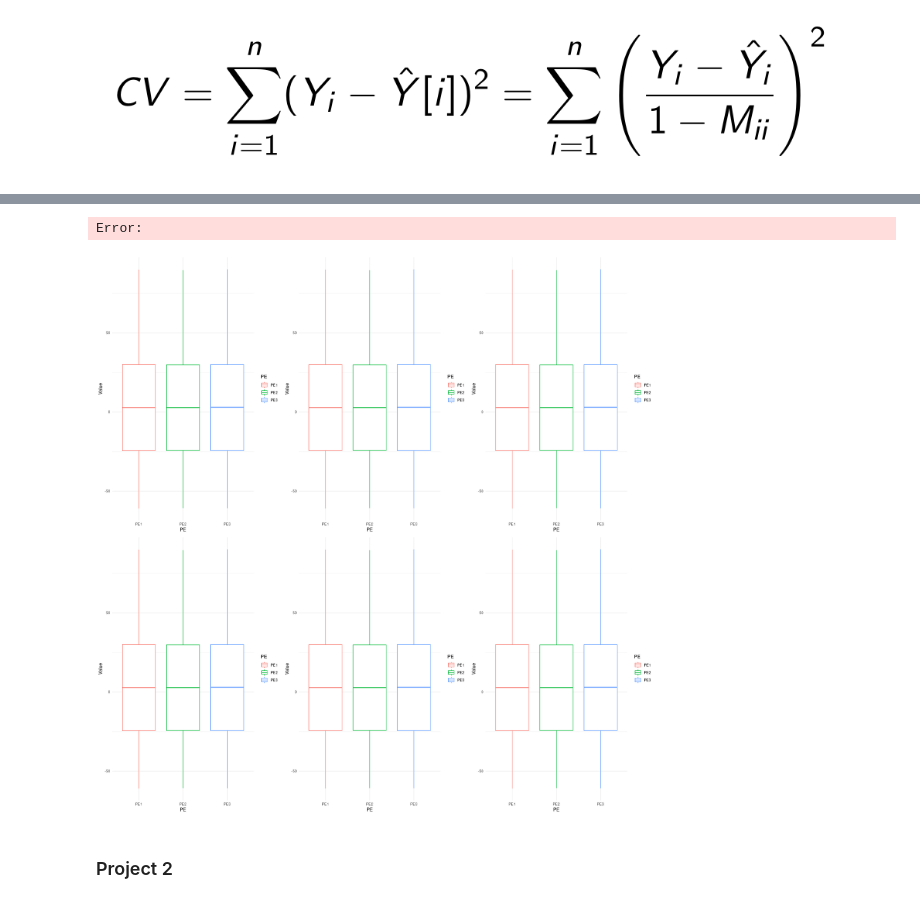
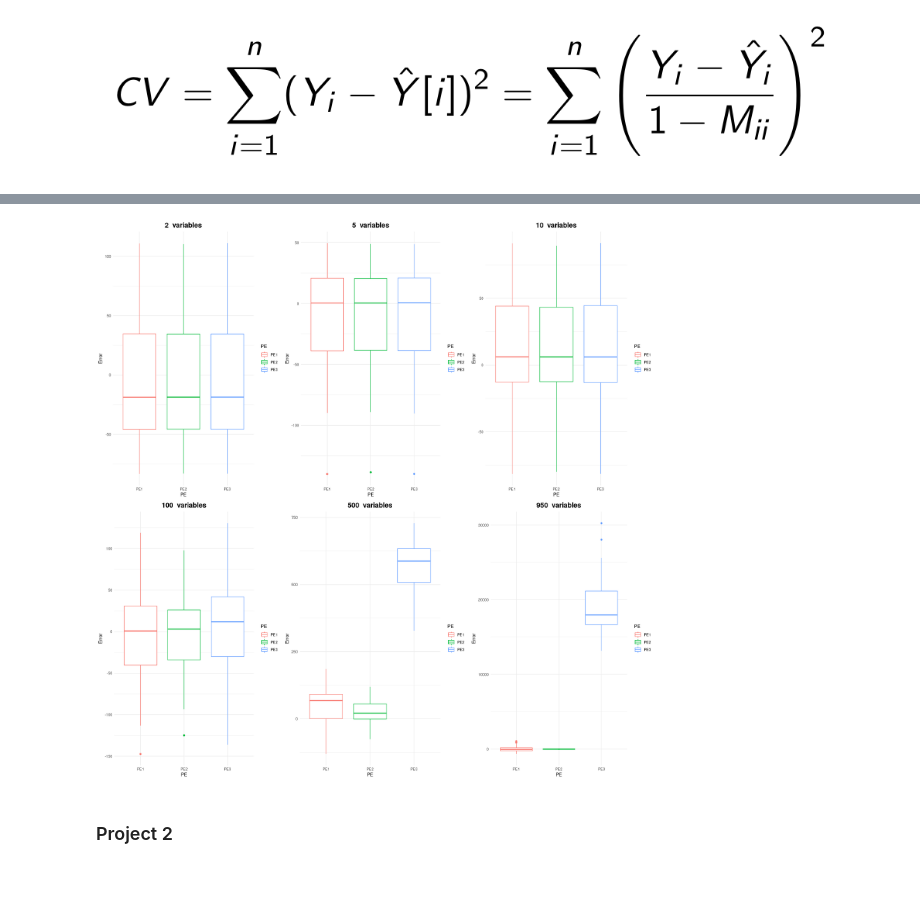
Before and after one commit to ventus550/university, a Jupyter notebook: statistical-learning/lab3/lab.ipynb, the cells around one changed output, grey strips where cells are left out. Cells and saved outputs as stored; diff of their text form; code cells hidden in the pictures.

```diff
--- a/statistical-learning/lab3/lab.ipynb
+++ b/statistical-learning/lab3/lab.ipynb
@@ -130,16 +156,28 @@ model.prediction.error = function(p) {
 # %%
-residual.boxplots = function(k) {
-	estimators = t(data.frame(replicate(30, model.prediction.error(k))))
+residual.boxplots = function(p) {
+	estimators = t(data.frame(replicate(30, model.prediction.error(p))))
 	residuals = (estimators - estimators[,1])[, -1]
 	data = gather(data.frame(residuals), key = "PE", value = "Value")
-	return(ggplot(data, aes(x=PE, y=Value, color=PE)) + geom_boxplot() + theme_minimal())
+	return(
+		ggplot(data, aes(x=PE, y=Value, color=PE)) +
+		geom_boxplot() +
+		theme_minimal() +
+		ggtitle(paste(p, " variables")) +
+		ylab("Error") +
+		theme(plot.title = element_text(size = 16, face = "bold", hjust = 0.5))
+	)
 }
-# %% [output]
-Error:
-# %%
-grid.arrange(p, p, p, p, p, p, ncol = 3)
-# %% [output]
-[figure, removed]
+# %%
+grid.arrange(
+	residual.boxplots(2),
+	residual.boxplots(5),
+	residual.boxplots(10),
+	residual.boxplots(100),
+	residual.boxplots(500),
+	residual.boxplots(950),
+ncol = 3)
+# %% [output]
+[figure, added]
 # %% [markdown]
 ### Project 2
 # %%
```
Also changed, not shown: parts of 3 cells of this notebook, 5 other files.
